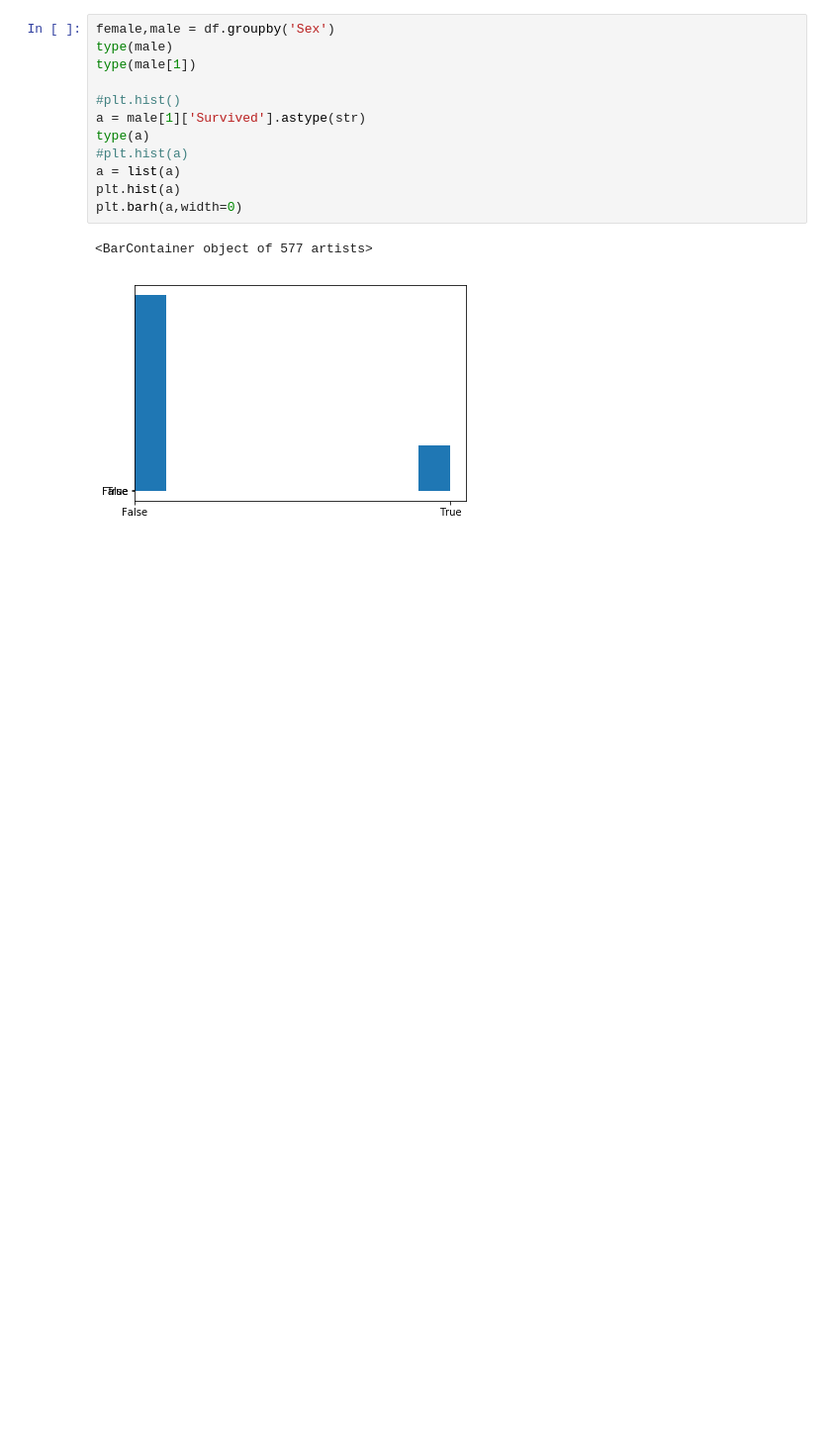
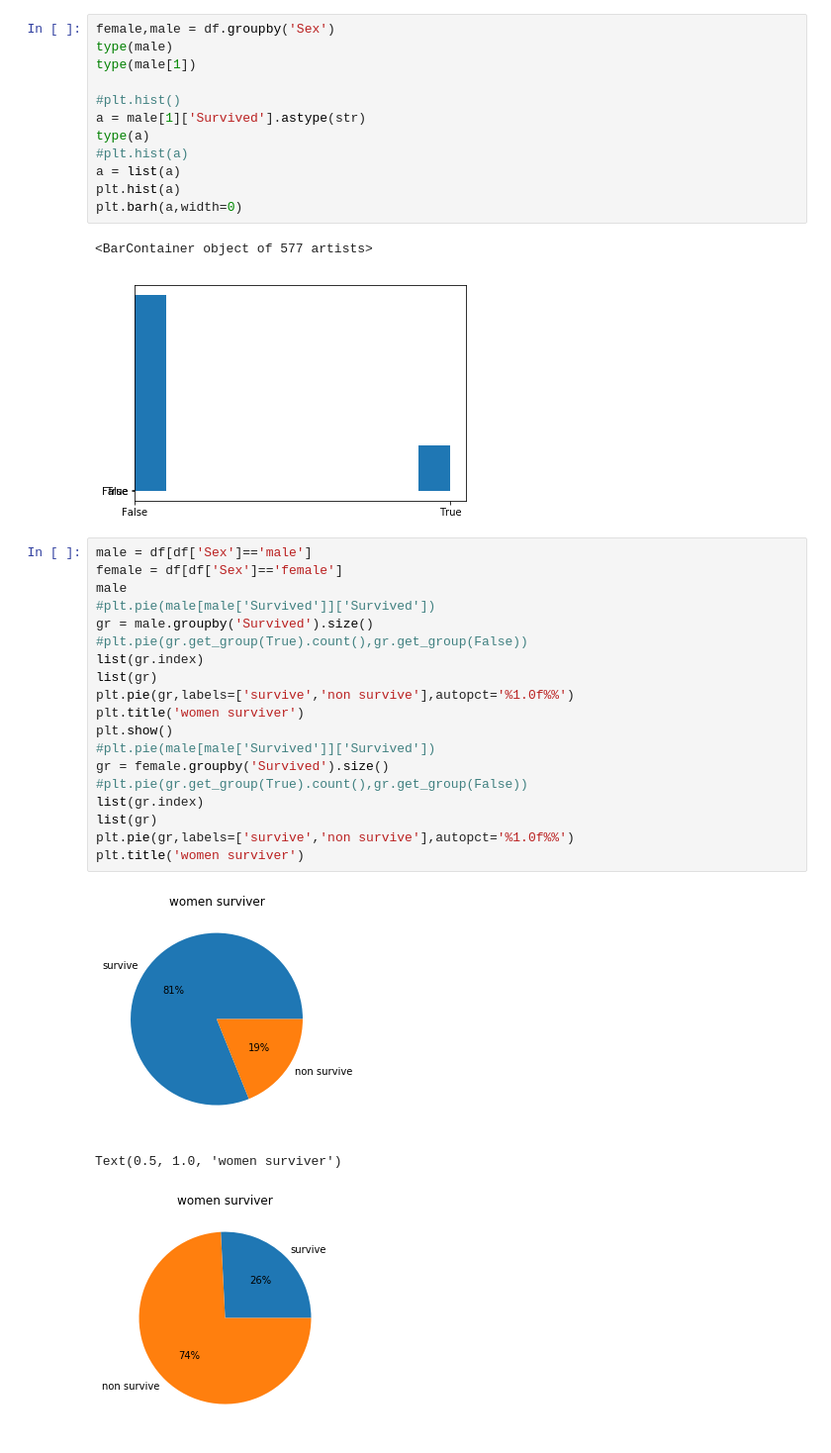
Before and after one commit to daodavid/titanic-exploration-data-science-project, a Jupyter notebook: projects-ds/Untitled1.ipynb, the cells around one changed output. Shown: that part at 99% size. Saved outputs shown, nothing was run; the diff lists cells and outputs as text; blank space fills up the shorter version.

```diff
--- a/projects-ds/Untitled1.ipynb
+++ b/projects-ds/Untitled1.ipynb
@@ -150,3 +150,26 @@ plt.barh(a,width=0)
 # %% [output]
 <BarContainer object of 577 artists>
 [figure]
+# %%
+male = df[df['Sex']=='male']
+female = df[df['Sex']=='female']
+male
+#plt.pie(male[male['Survived']]['Survived'])
+gr = male.groupby('Survived').size()
+#plt.pie(gr.get_group(True).count(),gr.get_group(False))
+list(gr.index)
+list(gr)
+plt.pie(gr,labels=['survive','non survive'],autopct='%1.0f%%')
+plt.title('women surviver')
+plt.show()
+#plt.pie(male[male['Survived']]['Survived'])
+gr = female.groupby('Survived').size()
+#plt.pie(gr.get_group(True).count(),gr.get_group(False))
+list(gr.index)
+list(gr)
+plt.pie(gr,labels=['survive','non survive'],autopct='%1.0f%%')
+plt.title('women surviver')
+# %% [output]
+[figure, added]
+Text(0.5, 1.0, 'women surviver')
+[figure, added]
```
Also changed, not shown: parts of 1 cell of this notebook.
